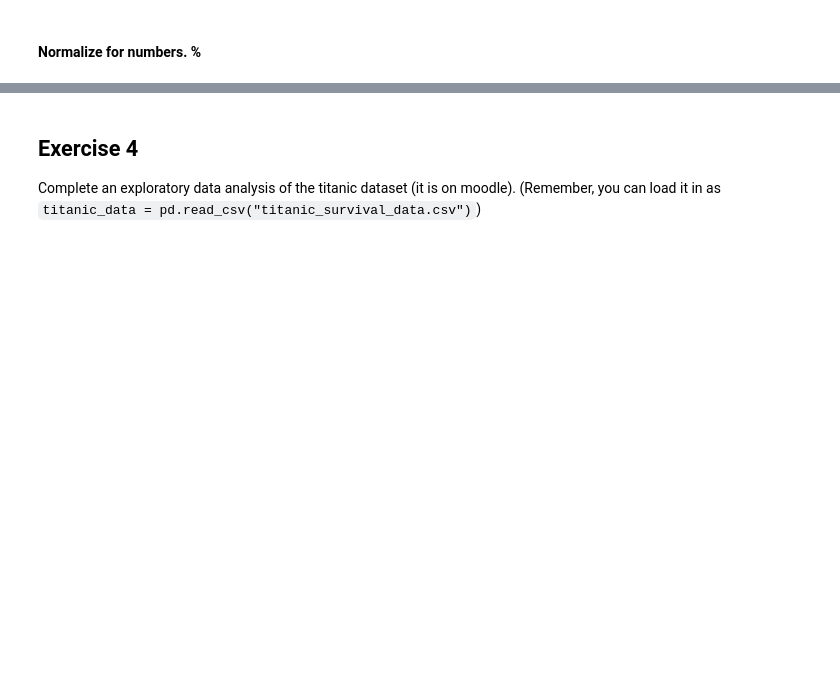
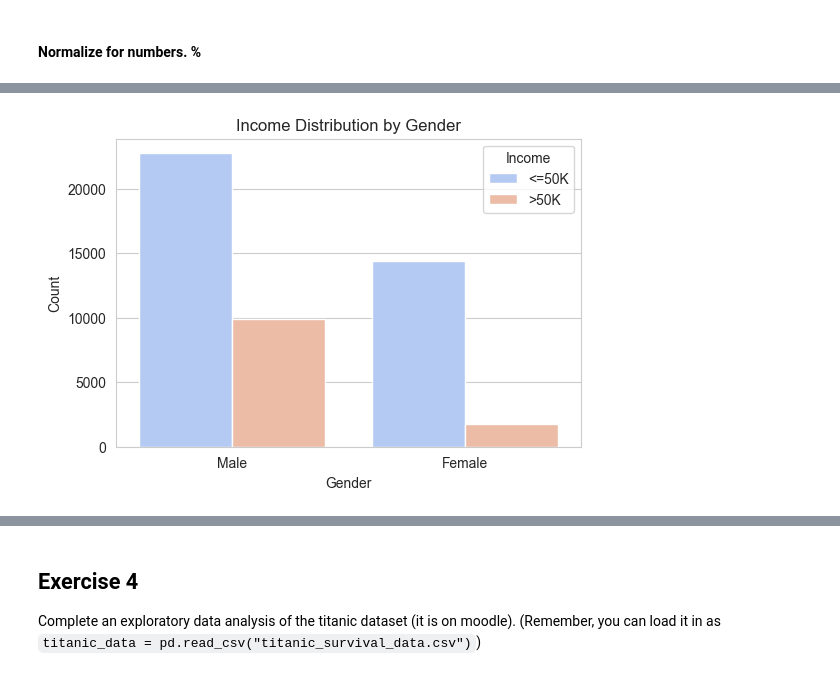
Before and after one commit to jonathanLOlsen/Data-and-things, a Jupyter notebook: 2) Data transformation and exploratory data analysis/e/Exercises in DT and EDA.ipynb, the cells around one changed output, grey strips where cells are left out. Saved outputs shown, nothing was run; the diff lists cells and outputs as text; code cells hidden in the pictures; blank space fills up the shorter version.

```diff
--- a/2) Data transformation and exploratory data analysis/e/Exercises in DT and EDA.ipynb
+++ b/2) Data transformation and exploratory data analysis/e/Exercises in DT and EDA.ipynb
@@ -427,0 +523,10 @@ plt.show()
+# %%
+plt.figure(figsize=(6, 4))
+sns.countplot(data=adult_data, x='sex', hue='income', palette="coolwarm")
+plt.title("Income Distribution by Gender")
+plt.xlabel("Gender")
+plt.ylabel("Count")
+plt.legend(title="Income")
+plt.show()
+# %% [output]
+[figure, added]
```
Also changed, not shown: parts of 18 cells of this notebook, 2 other files.
